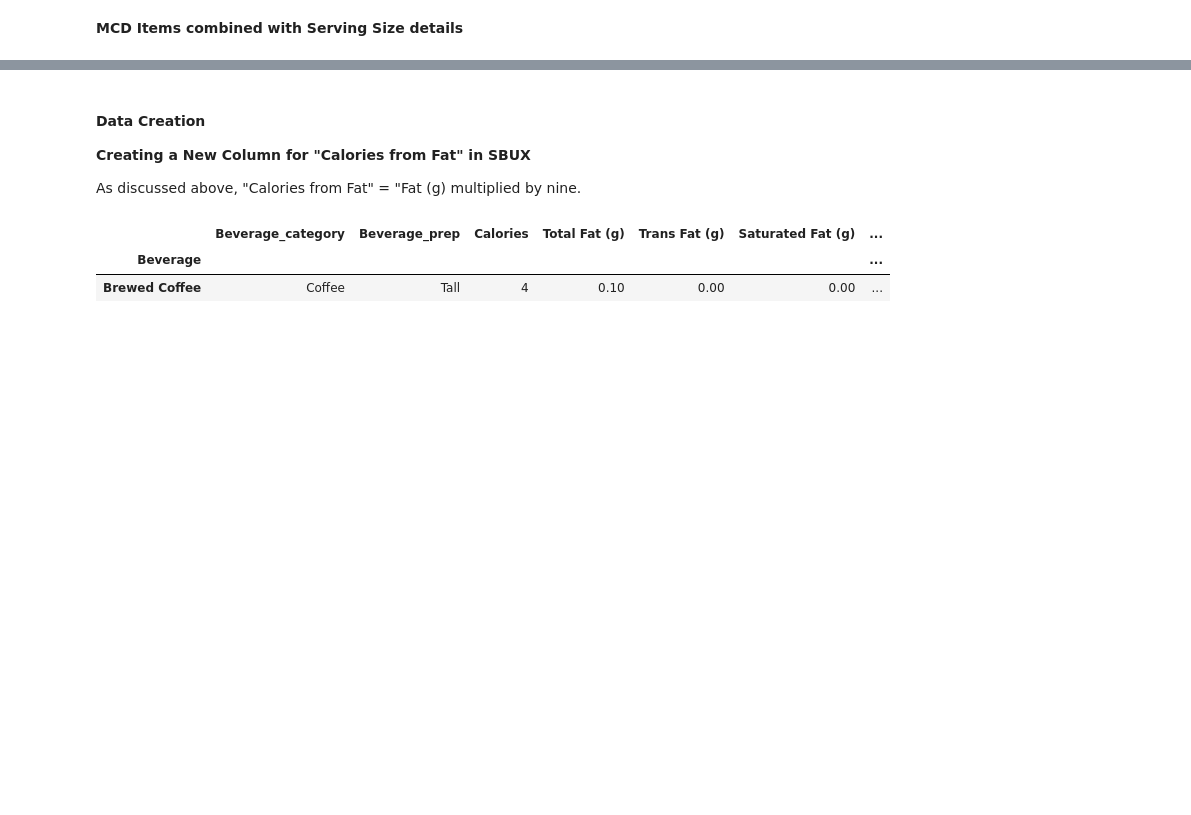
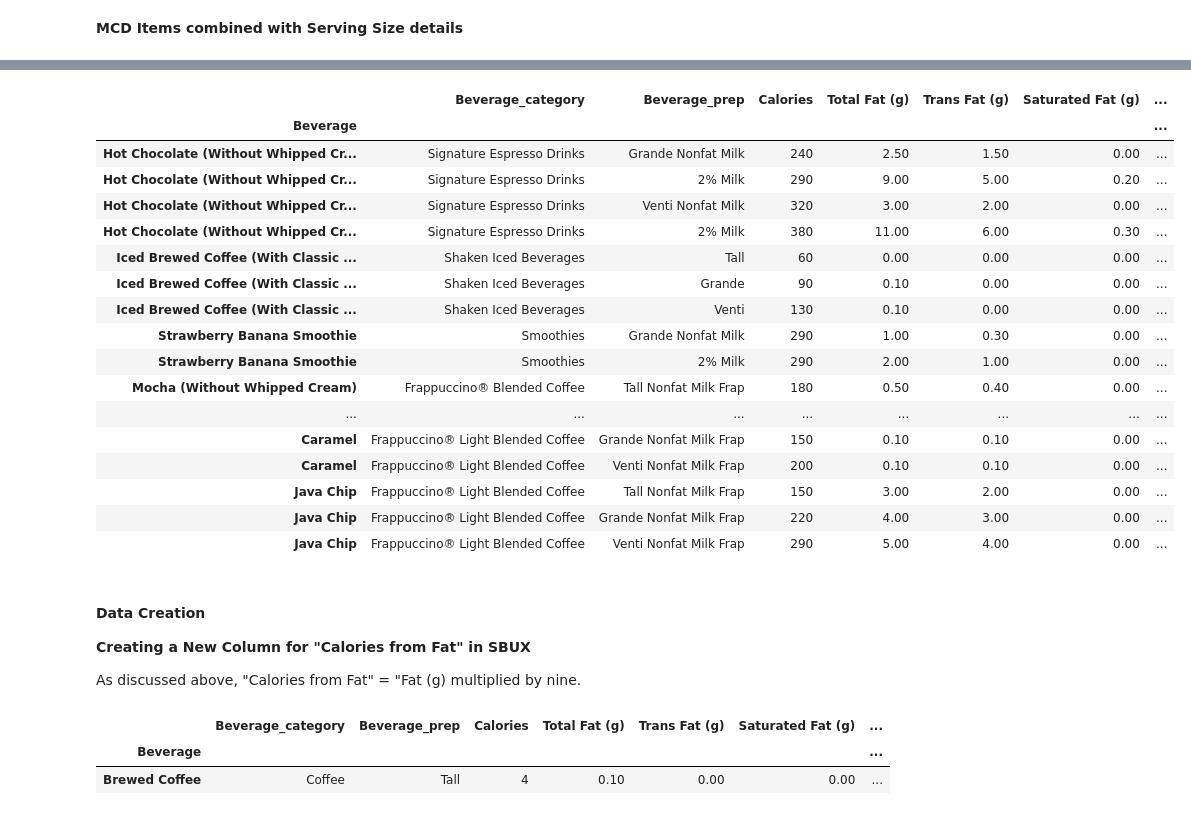
Before and after one commit to cmonjarr/AMB_Project_SP25, a Jupyter notebook: Nutrition Project/Nutrition_2025.ipynb, the cells around one changed output, grey strips where cells are left out. Saved outputs shown, nothing was run; the diff lists cells and outputs as text; code cells hidden in the pictures; blank space fills up the shorter version.

```diff
--- a/Nutrition Project/Nutrition_2025.ipynb
+++ b/Nutrition Project/Nutrition_2025.ipynb
@@ -1453,3 +1479,24 @@ memory usage: 12.0+ KB
+# %%
+sbux.tail(36)
+# %% [output]
+|  | Beverage_category | Beverage_prep | Calories | Total Fat (g) | Trans Fat (g) | Saturated Fat (g) | ... |
+| Beverage |  |  |  |  |  |  | ... |
+| Hot Chocolate (Without Whipped Cr... | Signature Espresso Drinks | Grande Nonfat Milk | 240 | 2.50 | 1.50 | 0.00 | ... |
+| Hot Chocolate (Without Whipped Cr... | Signature Espresso Drinks | 2% Milk | 290 | 9.00 | 5.00 | 0.20 | ... |
+| Hot Chocolate (Without Whipped Cr... | Signature Espresso Drinks | Venti Nonfat Milk | 320 | 3.00 | 2.00 | 0.00 | ... |
+| Hot Chocolate (Without Whipped Cr... | Signature Espresso Drinks | 2% Milk | 380 | 11.00 | 6.00 | 0.30 | ... |
+| Iced Brewed Coffee (With Classic ... | Shaken Iced Beverages | Tall | 60 | 0.00 | 0.00 | 0.00 | ... |
+| Iced Brewed Coffee (With Classic ... | Shaken Iced Beverages | Grande | 90 | 0.10 | 0.00 | 0.00 | ... |
+| Iced Brewed Coffee (With Classic ... | Shaken Iced Beverages | Venti | 130 | 0.10 | 0.00 | 0.00 | ... |
+| Strawberry Banana Smoothie | Smoothies | Grande Nonfat Milk | 290 | 1.00 | 0.30 | 0.00 | ... |
+| Strawberry Banana Smoothie | Smoothies | 2% Milk | 290 | 2.00 | 1.00 | 0.00 | ... |
+| Mocha (Without Whipped Cream) | Frappuccino® Blended Coffee | Tall Nonfat Milk Frap | 180 | 0.50 | 0.40 | 0.00 | ... |
+| ... | ... | ... | ... | ... | ... | ... | ... |
+| Caramel | Frappuccino® Light Blended Coffee | Grande Nonfat Milk Frap | 150 | 0.10 | 0.10 | 0.00 | ... |
+| Caramel | Frappuccino® Light Blended Coffee | Venti Nonfat Milk Frap | 200 | 0.10 | 0.10 | 0.00 | ... |
+| Java Chip | Frappuccino® Light Blended Coffee | Tall Nonfat Milk Frap | 150 | 3.00 | 2.00 | 0.00 | ... |
+| Java Chip | Frappuccino® Light Blended Coffee | Grande Nonfat Milk Frap | 220 | 4.00 | 3.00 | 0.00 | ... |
+| Java Chip | Frappuccino® Light Blended Coffee | Venti Nonfat Milk Frap | 290 | 5.00 | 4.00 | 0.00 | ... |
 # %% [markdown]
 #### **Data Creation**
 
```
Also changed, not shown: parts of 29 cells of this notebook, 1 other file.
